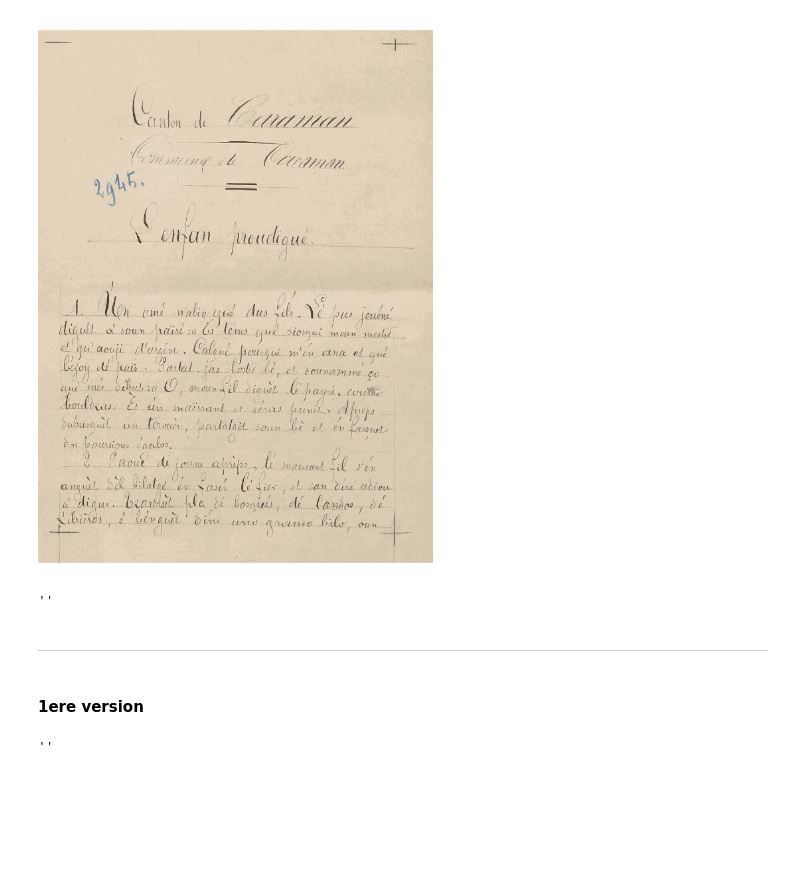
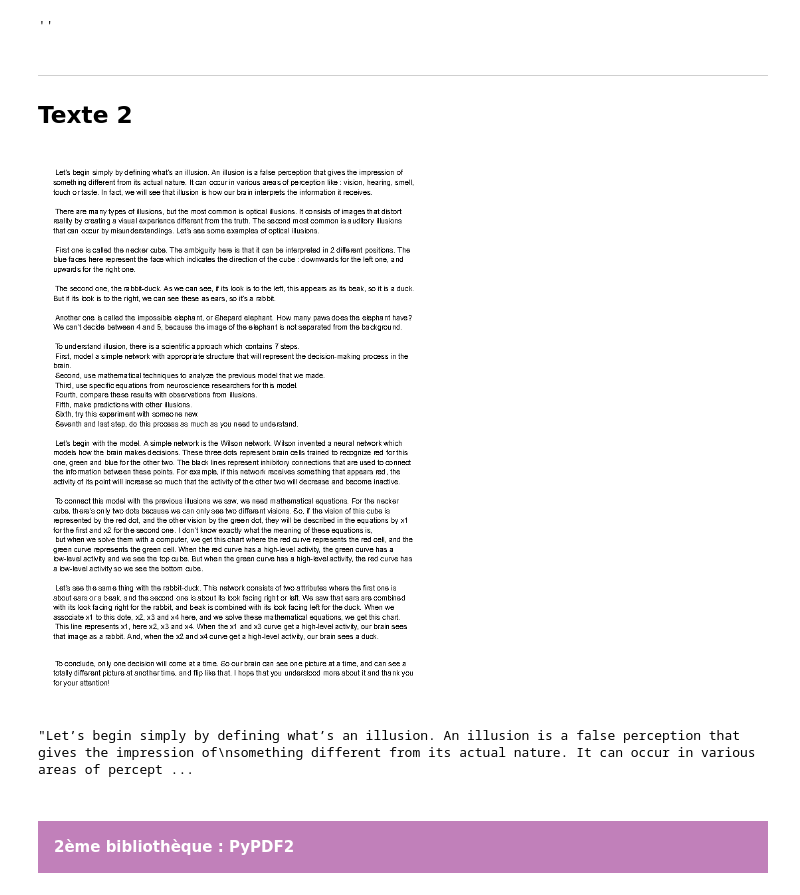
Before and after one commit to suhailaabarkan/stage_linguistique, a Jupyter notebook: 1-transcription/script.ipynb, the cells around one changed output. Saved outputs shown, nothing was run; the diff lists cells and outputs as text; code cells hidden in the pictures; blank space fills up the shorter version.

```diff
--- a/1-transcription/script.ipynb
+++ b/1-transcription/script.ipynb
@@ -8,20 +29,24 @@ text = first_page.extract_text(keep_blank_chars=True)
-# %%
-im
-# %% [output]
-[figure, removed]
-# %%
-text
-# %% [output]
-''
+# %%
+text_1
+# %% [output]
+''
 # %% [markdown]
 ---
+Texte 2
+---
+# %%
+pdf_2 = pdfplumber.open("texte_2.pdf")
+first_page_2 = pdf_2.pages[0]
+im_2 = first_page_2.to_image()
+text_2 = first_page_2.extract_text(keep_blank_chars=True)
+im_2
+# %% [output]
+[figure, added]
+# %%
+text_2
+# %% [output]
+"Let’s begin simply by defining what’s an illusion. An illusion is a false perception that gives the impression of\nsomething different from its actual nature. It can occur in various areas of percept ...
+# %% [markdown]
+<h4 style="padding:16px; color:#FFF; background:#C180BA">2ème bibliothèque : PyPDF2</h4>
 # %%
 import PyPDF2
-# %% [markdown]
-#### 1ere version
-# %%
-reader = PyPDF2.PdfReader("texte_1.pdf")
-page = reader.pages[0]
-page.extract_text()
-# %% [output]
-''
```
Also changed, not shown: parts of 41 cells of this notebook, 9 other files.
